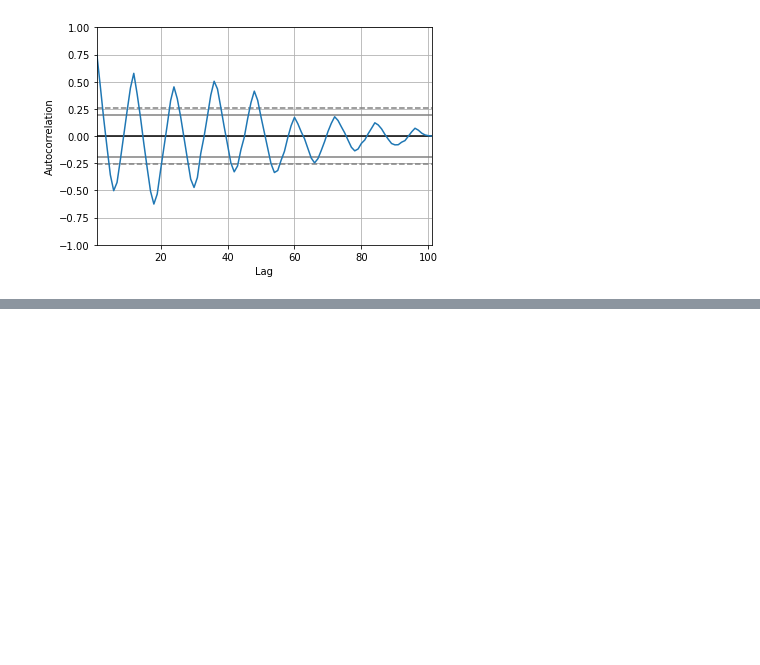
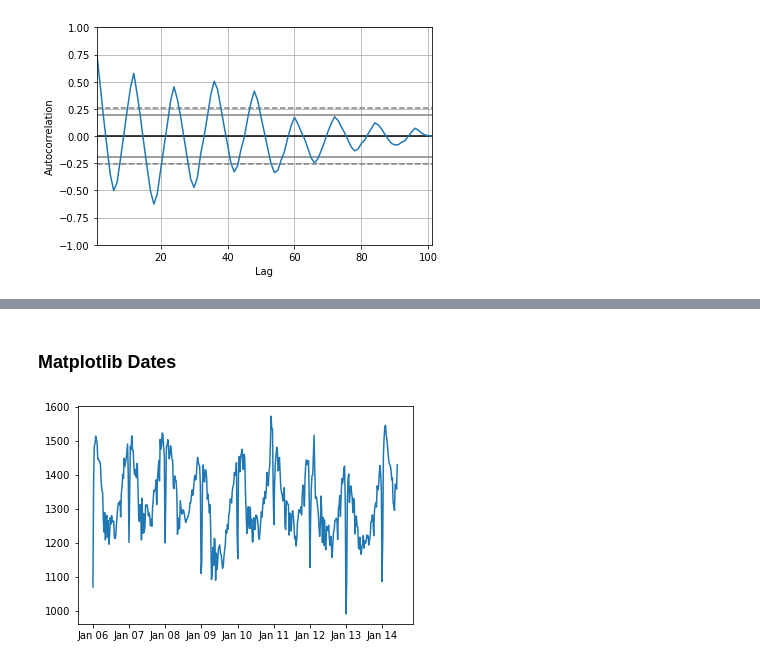
Before and after one commit to johngrinstead/time-series-exercises, a Jupyter notebook: explore.ipynb, the cells around one changed output, grey strips where cells are left out. Saved outputs shown, nothing was run; the diff lists cells and outputs as text; code cells hidden in the pictures; blank space fills up the shorter version.

```diff
--- a/explore.ipynb
+++ b/explore.ipynb
@@ -514,0 +559,14 @@ pd.plotting.autocorrelation_plot(train.consumption.resample('M').mean())
+# %% [markdown]
+### Matplotlib Dates
+# %%
+from matplotlib.dates import DateFormatter
+
+fig, ax = plt.subplots()
+
+weekly = y.resample('W').mean()
+
+ax.plot(weekly.index, weekly)
+
+ax.xaxis.set_major_formatter(DateFormatter('%b %y'))
+# %% [output]
+[figure, added]
```
Also changed, not shown: parts of 7 cells of this notebook.
